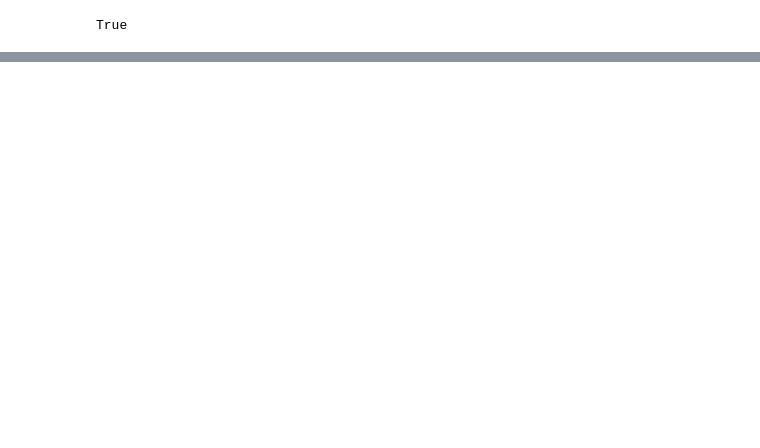
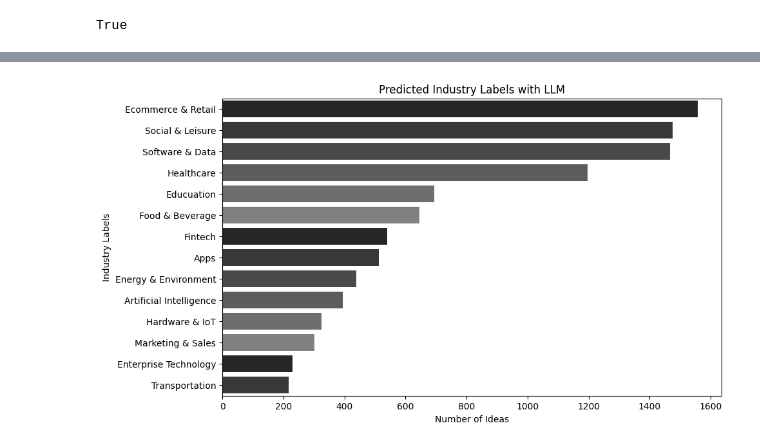
Before and after one commit to tyates33/Capstone-Code, a Jupyter notebook: CapstoneClassifier.ipynb, the cells around one changed output, grey strips where cells are left out. Drawn from its saved outputs; the diff is of its cells as text; code cells hidden in the pictures; blank space fills up the shorter version.

```diff
--- a/CapstoneClassifier.ipynb
+++ b/CapstoneClassifier.ipynb
@@ -62,0 +56,11 @@ predicted_labels = torch.argmax(logits, dim=1).tolist()
+# %%
+
+
+start = time.time()
+inputs = "a business that sells phones and other electronics"
+inputs = tokenizer(inputs,padding = True, truncation = True, return_tensors='pt').to('cuda')
+logits = predict_in_batches(model_2, inputs)
+predicted_labels = torch.argmax(logits, dim=1).tolist()
+print(predicted_labels)
+end = time.time()
+print(end - start)
@@ -66,0 +78,4 @@ print(predicted_labels)
+# %%
+#add predicted labels to dataframe
+cap_df['predicted_labels'] = predicted_labels
+cap_df.head()
@@ -66,0 +90,5 @@ print(predicted_labels)
+# %%
+ind_dict = {0: 'Apps', 1: 'Artificial Intelligence', 2: 'Ecommerce & Retail', 3: 'Educuation', 4: 'Energy & Environment', 5: 'Enterprise Technology', 6: 'Fintech', 7: 'Food & Beverage', 8: 'Hardware & IoT', 9: 'Healthcare', 10: 'Marketing & Sales', 11: 'Social & Leisure', 12: 'Software & Data', 13: 'Transportation'}
+# %%
+#convert predicted labels to industry names
+cap_df['predicted_labels'] = cap_df['predicted_labels'].map(ind_dict)
@@ -66,0 +105,17 @@ print(predicted_labels)
+# %%
+#make a bar graph of the predicted labels
+import matplotlib.pyplot as plt
+import seaborn as sns
+
+plt.figure(figsize=(10, 6))
+sns.countplot(y='predicted_labels', data=cap_df, order=cap_df['predicted_labels'].value_counts().index, palette=sns.dark_palette("grey", reverse=False))
+#add title
+plt.title('Predicted Industry Labels with LLM')
+#add x-axis label
+plt.xlabel('Number of Ideas')
+#add y-axis label
+plt.ylabel('Industry Labels')
+#plot the data
+plt.show()
+# %% [output]
+[figure, added]
```
Also changed, not shown: parts of 17 cells of this notebook.
